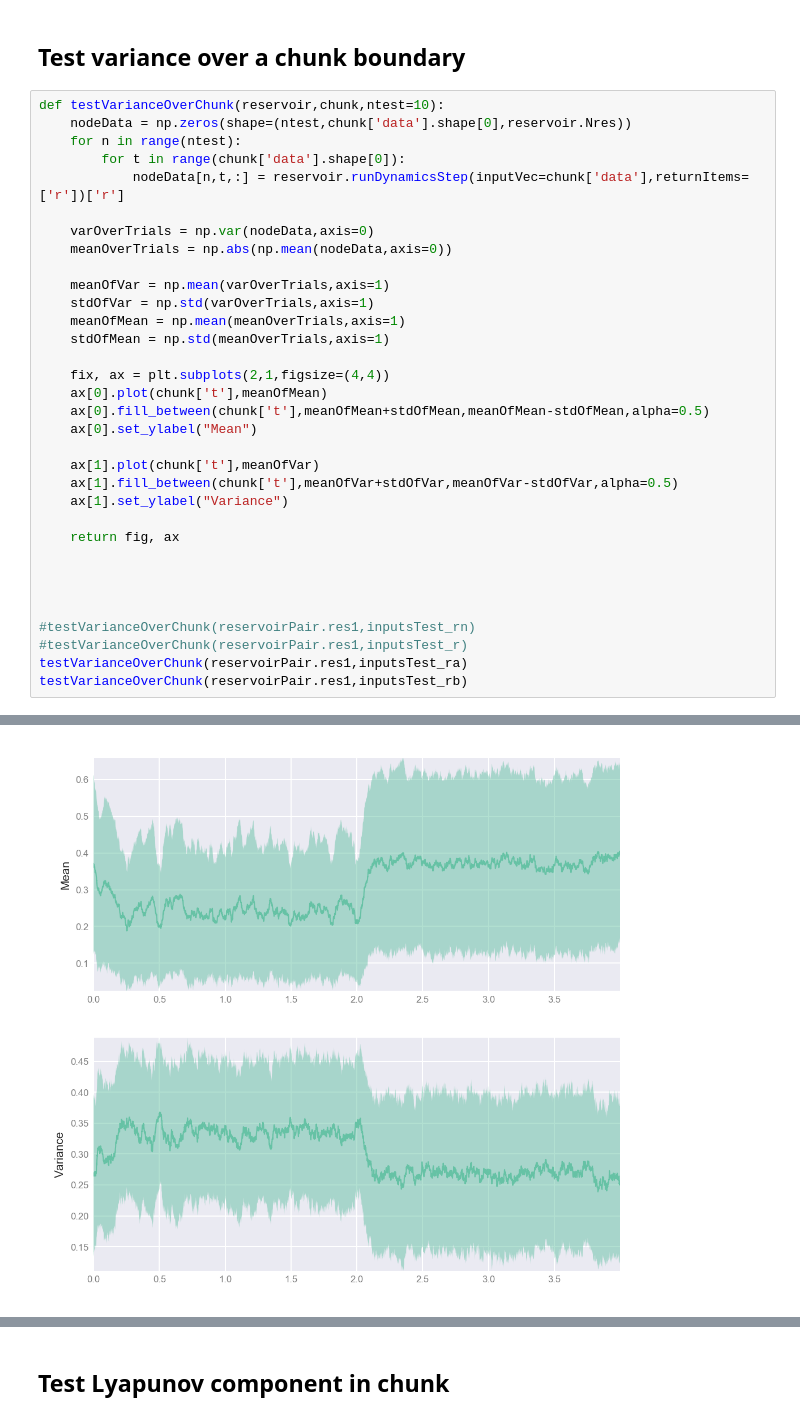
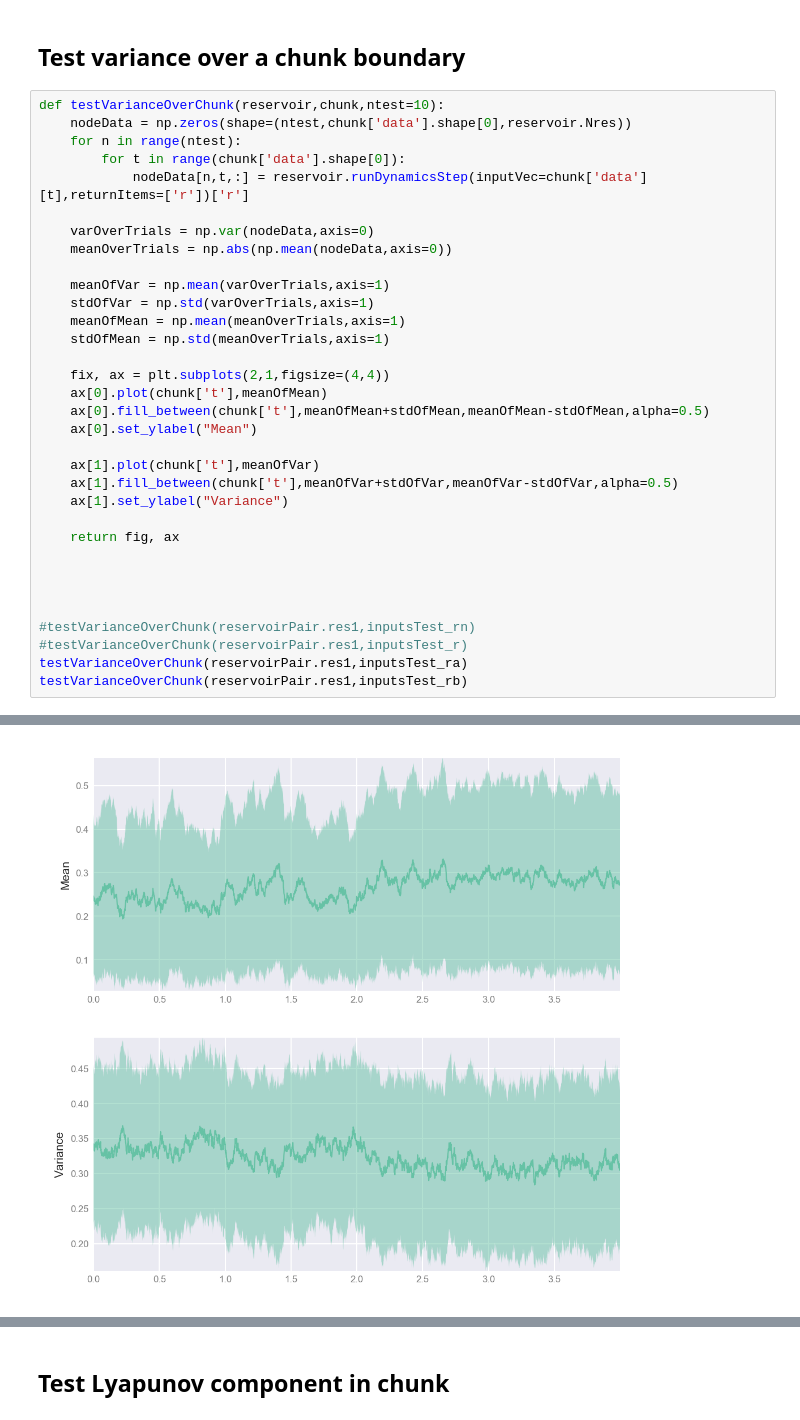
Before and after one commit to TomGeorge1234/ReservoirComputing, a Jupyter notebook: reservoirLyapunov.ipynb, the cells around one changed output, grey strips where cells are left out. Saved outputs shown, nothing was run; the diff lists cells and outputs as text.

```diff
--- a/reservoirLyapunov.ipynb
+++ b/reservoirLyapunov.ipynb
@@ -189,7 +191,7 @@ def testVarianceOverChunk(reservoir,chunk,ntest=10):
     nodeData = np.zeros(shape=(ntest,chunk['data'].shape[0],reservoir.Nres))
     for n in range(ntest):
         for t in range(chunk['data'].shape[0]):
-            nodeData[n,t,:] = reservoir.runDynamicsStep(inputVec=chunk['data'],returnItems=['r'])['r']
+            nodeData[n,t,:] = reservoir.runDynamicsStep(inputVec=chunk['data'][t],returnItems=['r'])['r']
 
     varOverTrials = np.var(nodeData,axis=0)
     meanOverTrials = np.abs(np.mean(nodeData,axis=0))
@@ -221 +227 @@ testVarianceOverChunk(reservoirPair.res1,inputsTest_rb)
-[figure, old version]
+[figure, new version]
```
Also changed, not shown: parts of 5 cells of this notebook, 1 other file.
